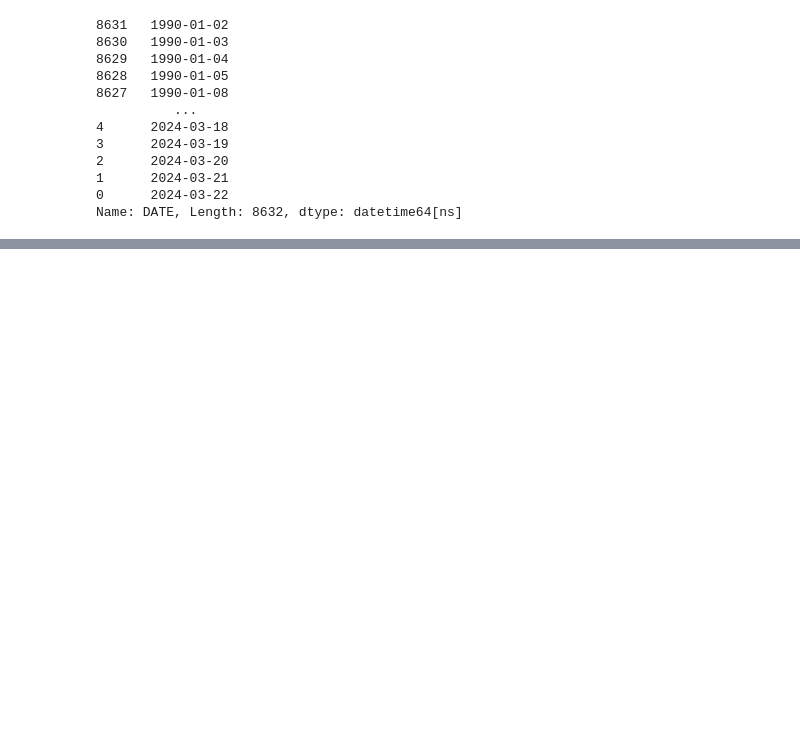
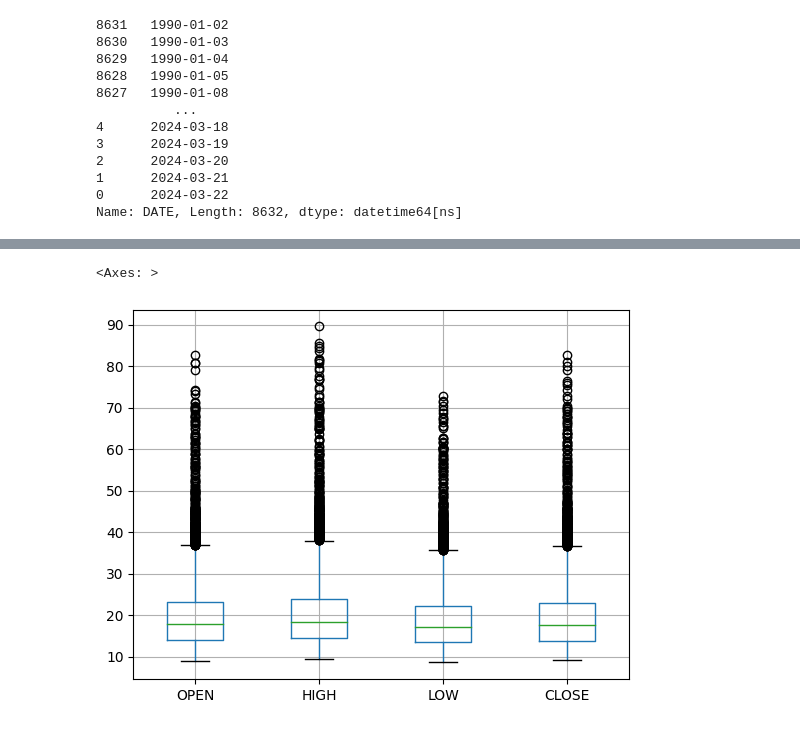
Before and after one commit to HaninIsmail01/Codealpha_task1, a Jupyter notebook: CodeAlpha_task1.ipynb, the cells around one changed output, grey strips where cells are left out. Drawn from its saved outputs; the diff is of its cells as text; code cells hidden in the pictures; blank space fills up the shorter version.

```diff
--- a/CodeAlpha_task1.ipynb
+++ b/CodeAlpha_task1.ipynb
@@ -105,0 +117,5 @@ data['CLOSE'].plot(x= data['DATE'], y= data['CLOSE'])
+# %%
+data.boxplot()
+# %% [output]
+<Axes: >
+[figure, added]
```
Also changed, not shown: parts of 5 cells of this notebook.
